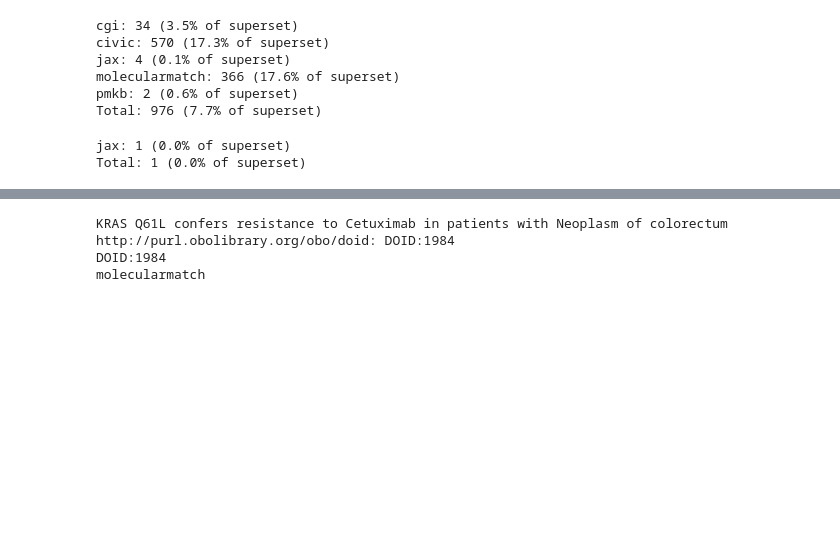
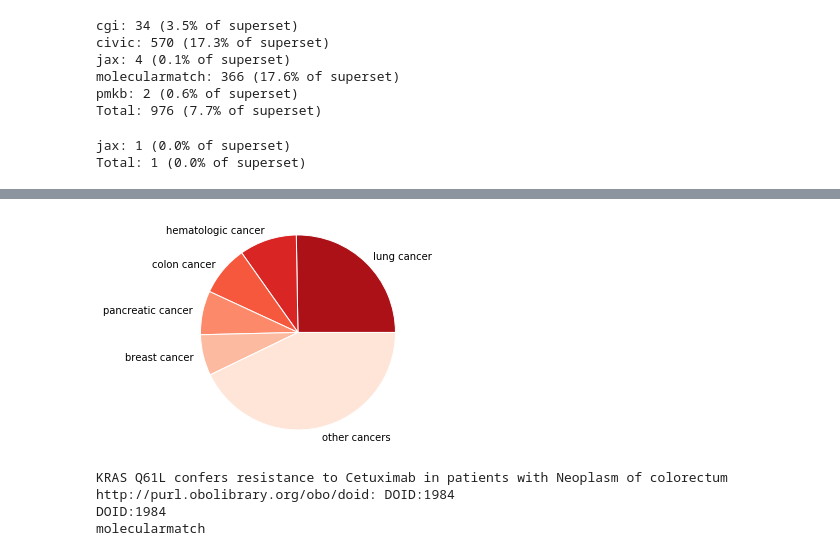
Before and after one commit to ahwagner/vicckb, a Jupyter notebook: figures.ipynb, the cells around one changed output, grey strips where cells are left out. Saved outputs shown, nothing was run; the diff lists cells and outputs as text; code cells hidden in the pictures; blank space fills up the shorter version.

```diff
--- a/figures.ipynb
+++ b/figures.ipynb
@@ -1078,3 +1129,24 @@ mortality_group_sizes = spaced_counts([3], p)
+# %%
+colors = [
+    reds(.85),
+    reds(.7),
+    reds(.55),
+    reds(.4),
+    reds(.25),
+    reds(.1)
+]
+
+fig1, ax1 = plt.subplots()
+pie, _ = ax1.pie(mortality_group_sizes, colors=colors, radius=RADIUS,
+        labels=mortality_group_names)
+
+ax1.axis('equal')
+plt.setp(pie, edgecolor='white')
+
+plt.savefig(str(FIGPATH / 'disease_mortality.pdf'))
+plt.show()
+# %% [output]
+[figure, added]
 # %%
 b = benign_associations[0]
 print(b.description)
```
Also changed, not shown: parts of 13 cells of this notebook, 2 other files.
